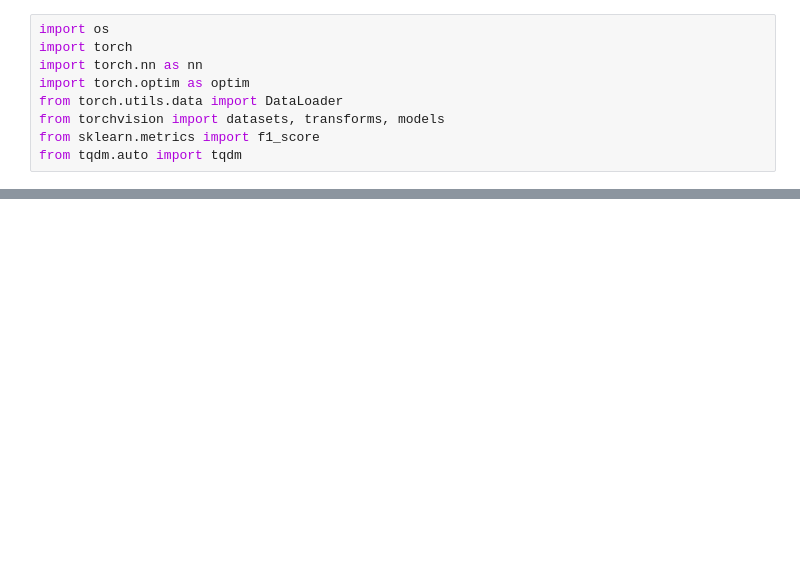
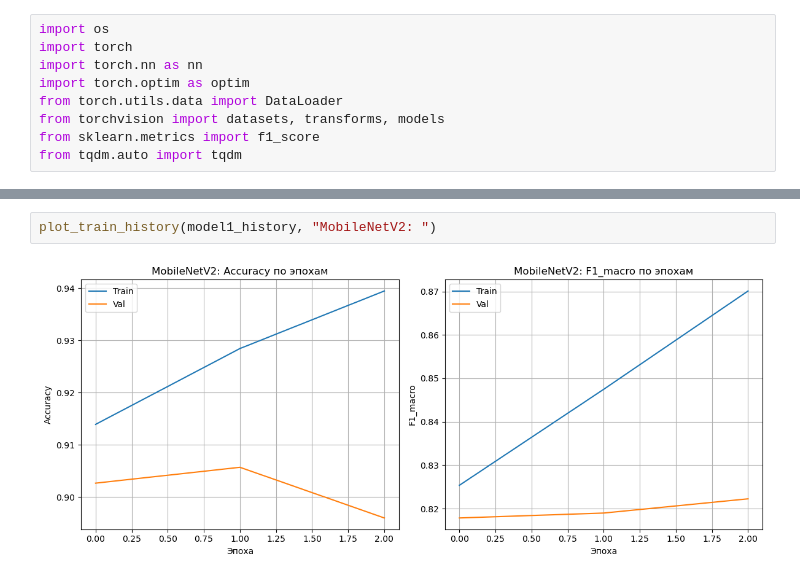
Before and after one commit to imperator30000/cv-ml-lab-1, a Jupyter notebook: Untitled.ipynb, the cells around one changed output, grey strips where cells are left out. Cells and saved outputs as stored; diff of their text form; blank space fills up the shorter version.

```diff
--- a/Untitled.ipynb
+++ b/Untitled.ipynb
@@ -314,0 +330,4 @@ MobileNetV2 получилась хуже чем ResNet18, тк не вышло
+# %%
+plot_train_history(model1_history, "MobileNetV2: ")
+# %% [output]
+[figure, added]
```
Also changed, not shown: parts of 29 cells of this notebook, 3 other files.
